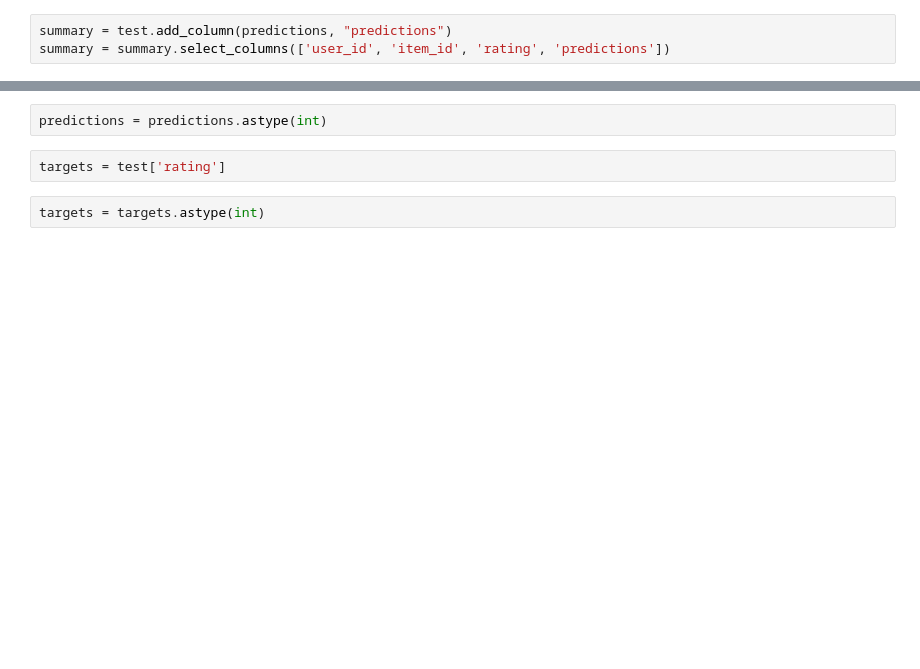
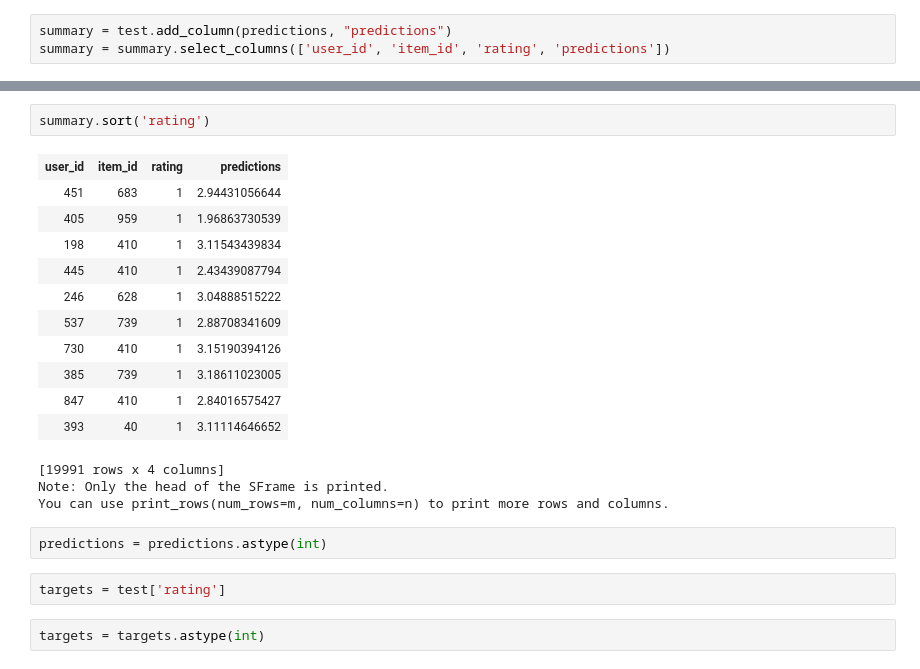
Before and after one commit to mkung8889/movie_app, a Jupyter notebook: Turicreate Recommender.ipynb, the cells around one changed output, grey strips where cells are left out. Cells and saved outputs as stored; diff of their text form; blank space fills up the shorter version.

```diff
--- a/Turicreate Recommender.ipynb
+++ b/Turicreate Recommender.ipynb
@@ -130,6 +132,23 @@ summary
 [19991 rows x 4 columns]
 Note: Only the head of the SFrame is printed.
 You can use print_rows(num_rows=m, num_columns=n) to print more rows and columns.
+# %%
+summary.sort('rating')
+# %% [output]
+| user_id | item_id | rating | predictions |
+| 451 | 683 | 1 | 2.94431056644 |
+| 405 | 959 | 1 | 1.96863730539 |
+| 198 | 410 | 1 | 3.11543439834 |
+| 445 | 410 | 1 | 2.43439087794 |
+| 246 | 628 | 1 | 3.04888515222 |
+| 537 | 739 | 1 | 2.88708341609 |
+| 730 | 410 | 1 | 3.15190394126 |
+| 385 | 739 | 1 | 3.18611023005 |
+| 847 | 410 | 1 | 2.84016575427 |
+| 393 | 40 | 1 | 3.11114646652 |
+[19991 rows x 4 columns]
+Note: Only the head of the SFrame is printed.
+You can use print_rows(num_rows=m, num_columns=n) to print more rows and columns.
 # %%
 predictions = predictions.astype(int)
 # %%
```
Also changed, not shown: parts of 12 cells of this notebook, 17 other files.
